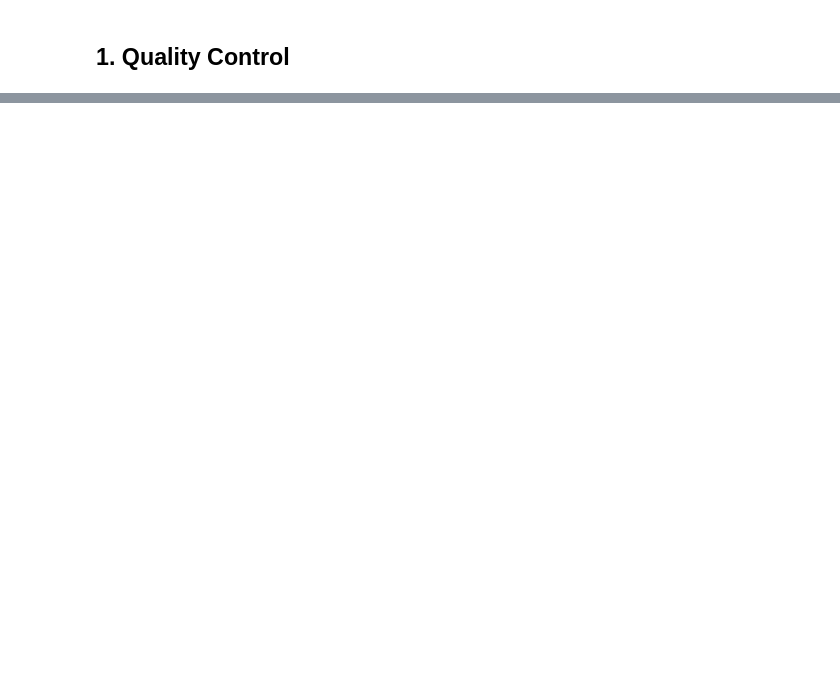
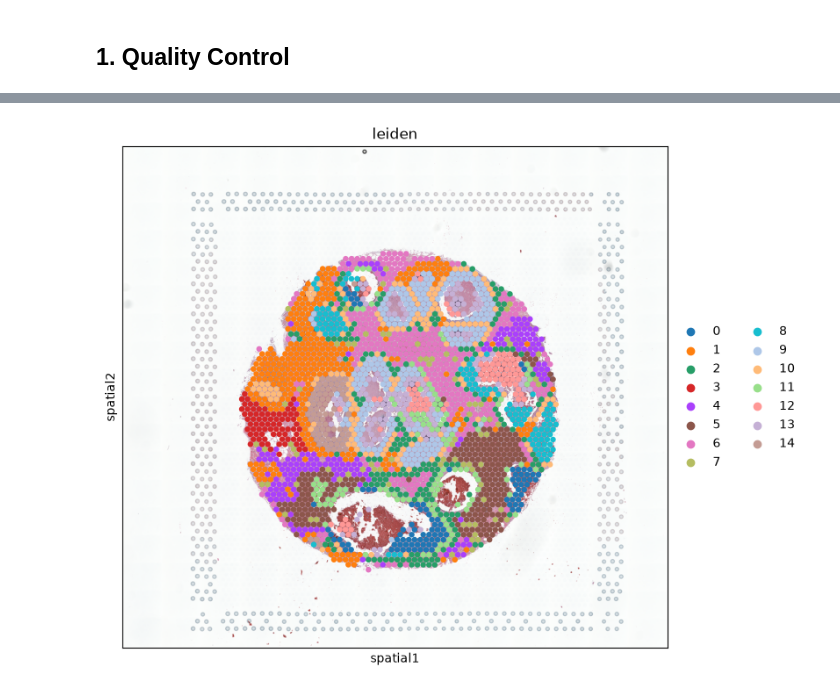
Before and after one commit to wooCuler/Spatial-TME-Toolkit, a Jupyter notebook: notebooks/visium_analysis.ipynb, the cells around one changed output, grey strips where cells are left out. Saved outputs shown, nothing was run; the diff lists cells and outputs as text; code cells hidden in the pictures; blank space fills up the shorter version.

```diff
--- a/notebooks/visium_analysis.ipynb
+++ b/notebooks/visium_analysis.ipynb
@@ -53,0 +208,13 @@ Visium은 spot당 다세포 혼합이므로, deconvolution 결과 또는 dominan
+# %%
+# 실제 조직 공간 좌표에 동일한 클러스터를 뿌려 공간 도메인 분포 확인.
+# Visium은 H&E 이미지가 함께 있으므로 img=True로 이미지 위에 오버레이한다
+# (이미지가 없었던 Xenium 노트북의 img=False 설정과 대비).
+sq.pl.spatial_scatter(
+    adata,
+    color="leiden",
+    img=True,
+    size=1.5,
+    figsize=(8, 8),
+)
+# %% [output]
+[figure, added]
```
Also changed, not shown: parts of 37 cells of this notebook.
